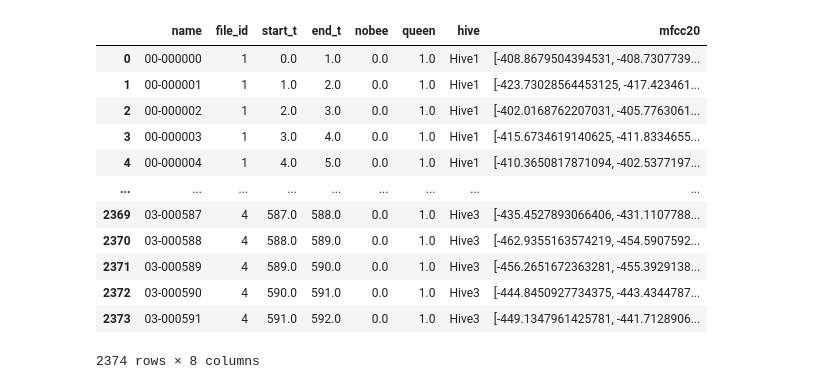
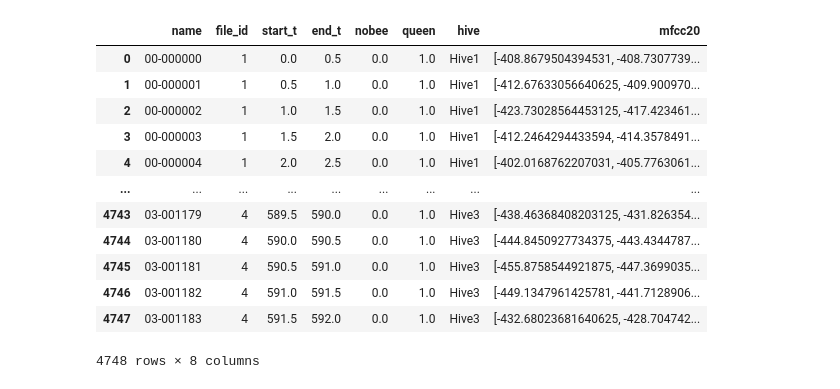
Before and after one commit to Sandjab/ShowBees, a Jupyter notebook: experiments/EXP000 - EXPLORATION/00 - Dataset Initialisation.ipynb, the cells around one changed output. Drawn from its saved outputs; the diff is of its cells as text; code cells hidden in the pictures.

```diff
--- a/experiments/EXP000 - EXPLORATION/00 - Dataset Initialisation.ipynb
+++ b/experiments/EXP000 - EXPLORATION/00 - Dataset Initialisation.ipynb
@@ -15,7 +15,7 @@ SOURCE_PATH ='/Users/jpg/Documents/Nolasco'
 
 # Dataset name is the master key for dataset adressing. Change it according to the
 # dataset you wan to generate
-DATASET_NAME = 'DUO1000'
+DATASET_NAME = 'DUO0500'
 
 # Initialize Dataset Object.
 try:
@@ -59,42 +59,42 @@ iprint(n, "samples where processed for 'queen' label")
 # The "nobee" label value comes from annotation files, (.lab files using the same base name as the audio
 # source file they annotate), using the FromAnnotation labelizer, with no transformation.
 # This labelizer takes 2 arguments:
 # - a mandatory source path, pointing to the directory where the .lab files reside
 # - an optional threshold, allowing to disregard any "label" event with a duration under this treshold
 # The label strength over a sample is computed by summing the duration of "label" events (if > th) and dividing
 # this sum by the sample duration.
 
 # Here we use a 0.0s threshold
 n = ds.setLabel('nobee', providers.FromAnnotation(SOURCE_PATH, th=0.0))
 iprint(n, "samples where processed for 'nobee' label")
 
 #The string matcher transformer behave differently than the StringMapper. It uses regexp
 # capture group to retrieve part pf a string matching a specific pattern. This can be used
 # either for complex or very basic matching. Here we just ask for the five first chars,
 # provided they belong to characters valid for identifiers (A-Z, a-z,0-9 and underscore)
 ds.addAttribute('hive')
 ds.setAttribute('hive', providers.FromFileName(transformers.StringMatcher("^(\w{5})")))
 
 #Here we use an MFCCfeaturiser, the providers beeing FromSample, which use audio chunks as a source
 ds.addFeature('mfcc20')
 ds.setFeature('mfcc20', providers.FromSample(ds.samples_path, featurizers.MFCC(n_mfcc=20)))
 
 
 
 
 # Display dataset as a pandas dataframe
 ds.dumpDataFrame()
 # %% [output]
 |  | name | file_id | start_t | end_t | nobee | queen | hive | mfcc20 |
-| 0 | 00-000000 | 1 | 0.0 | 1.0 | 0.0 | 1.0 | Hive1 | [-408.8679504394531, -408.7307739... |
-| 1 | 00-000001 | 1 | 1.0 | 2.0 | 0.0 | 1.0 | Hive1 | [-423.73028564453125, -417.423461... |
-| 2 | 00-000002 | 1 | 2.0 | 3.0 | 0.0 | 1.0 | Hive1 | [-402.0168762207031, -405.7763061... |
-| 3 | 00-000003 | 1 | 3.0 | 4.0 | 0.0 | 1.0 | Hive1 | [-415.6734619140625, -411.8334655... |
-| 4 | 00-000004 | 1 | 4.0 | 5.0 | 0.0 | 1.0 | Hive1 | [-410.3650817871094, -402.5377197... |
+| 0 | 00-000000 | 1 | 0.0 | 0.5 | 0.0 | 1.0 | Hive1 | [-408.8679504394531, -408.7307739... |
+| 1 | 00-000001 | 1 | 0.5 | 1.0 | 0.0 | 1.0 | Hive1 | [-412.67633056640625, -409.900970... |
+| 2 | 00-000002 | 1 | 1.0 | 1.5 | 0.0 | 1.0 | Hive1 | [-423.73028564453125, -417.423461... |
+| 3 | 00-000003 | 1 | 1.5 | 2.0 | 0.0 | 1.0 | Hive1 | [-412.2464294433594, -414.3578491... |
+| 4 | 00-000004 | 1 | 2.0 | 2.5 | 0.0 | 1.0 | Hive1 | [-402.0168762207031, -405.7763061... |
 | ... | ... | ... | ... | ... | ... | ... | ... | ... |
-| 2369 | 03-000587 | 4 | 587.0 | 588.0 | 0.0 | 1.0 | Hive3 | [-435.4527893066406, -431.1107788... |
-| 2370 | 03-000588 | 4 | 588.0 | 589.0 | 0.0 | 1.0 | Hive3 | [-462.9355163574219, -454.5907592... |
-| 2371 | 03-000589 | 4 | 589.0 | 590.0 | 0.0 | 1.0 | Hive3 | [-456.2651672363281, -455.3929138... |
-| 2372 | 03-000590 | 4 | 590.0 | 591.0 | 0.0 | 1.0 | Hive3 | [-444.8450927734375, -443.4344787... |
-| 2373 | 03-000591 | 4 | 591.0 | 592.0 | 0.0 | 1.0 | Hive3 | [-449.1347961425781, -441.7128906... |
+| 4743 | 03-001179 | 4 | 589.5 | 590.0 | 0.0 | 1.0 | Hive3 | [-438.46368408203125, -431.826354... |
+| 4744 | 03-001180 | 4 | 590.0 | 590.5 | 0.0 | 1.0 | Hive3 | [-444.8450927734375, -443.4344787... |
+| 4745 | 03-001181 | 4 | 590.5 | 591.0 | 0.0 | 1.0 | Hive3 | [-455.8758544921875, -447.3699035... |
+| 4746 | 03-001182 | 4 | 591.0 | 591.5 | 0.0 | 1.0 | Hive3 | [-449.1347961425781, -441.7128906... |
+| 4747 | 03-001183 | 4 | 591.5 | 592.0 | 0.0 | 1.0 | Hive3 | [-432.68023681640625, -428.704742... |
-2374 rows × 8 columns
+4748 rows × 8 columns
```
Also changed, not shown: 12 other files.
